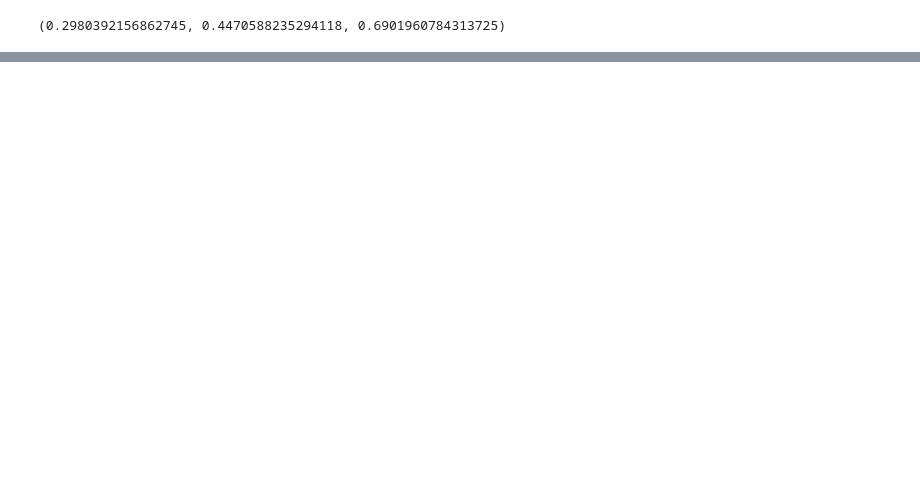
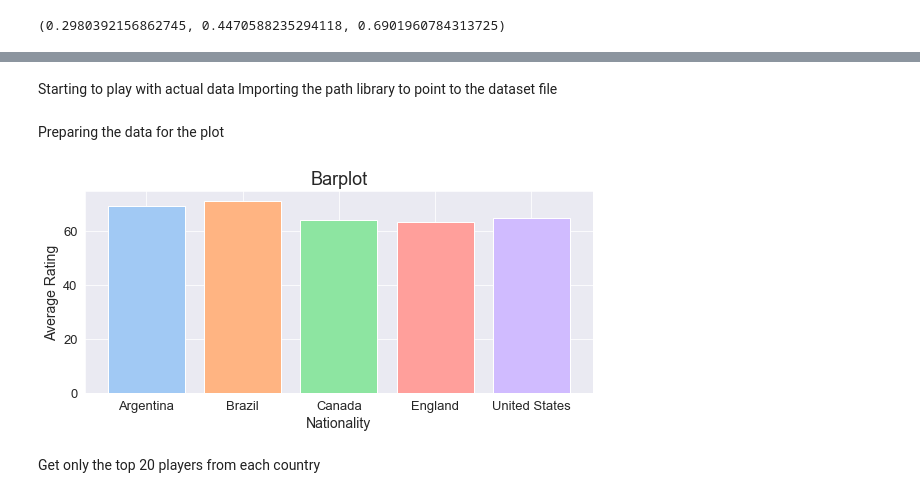
Before and after one commit to niciac/MachineLearning, a Jupyter notebook: Beautiful_Visualisations_plt_sns.ipynb, the cells around one changed output, grey strips where cells are left out. Drawn from its saved outputs; the diff is of its cells as text; code cells hidden in the pictures; blank space fills up the shorter version.

Commit message:
1. A tutorial on how to perform visualisations with matplotlib and seaborn libraries in Python.

```diff
--- a/Beautiful_Visualisations_plt_sns.ipynb
+++ b/Beautiful_Visualisations_plt_sns.ipynb
@@ -60,0 +80,28 @@ sns.color_palette('deep')[0]
+# %% [markdown]
+Starting to play with actual data
+Importing the path library to point to the dataset file
+# %%
+from pathlib import Path as path
+dataset_file = path('/Users/nicolas/Documents/VSCode/NeuralNetworks/Datasets/players_20.csv')
+# %%
+df_fifa21 = pd.read_csv(dataset_file)
+
+countries_of_interest = ['United States', 'Canada', 'England', 'Brazil', 'Argentina']
+
+df_country = df_fifa21[df_fifa21['nationality'].isin(countries_of_interest)]
+# %% [markdown]
+Preparing the data for the plot
+# %%
+barplot = df_country.groupby(['nationality'], as_index=False).mean()[['nationality', 'overall']]
+# %%
+plt.figure(figsize=(8,4), tight_layout=True)
+colors = sns.color_palette('pastel')
+plt.bar(barplot['nationality'], barplot['overall'], color=colors[:5])
+plt.xlabel('Nationality')
+plt.ylabel('Average Rating')
+plt.title('Barplot')
+plt.show()
+# %% [output]
+[figure, added]
+# %% [markdown]
+Get only the top 20 players from each country
```
Also changed, not shown: parts of 15 cells of this notebook.
